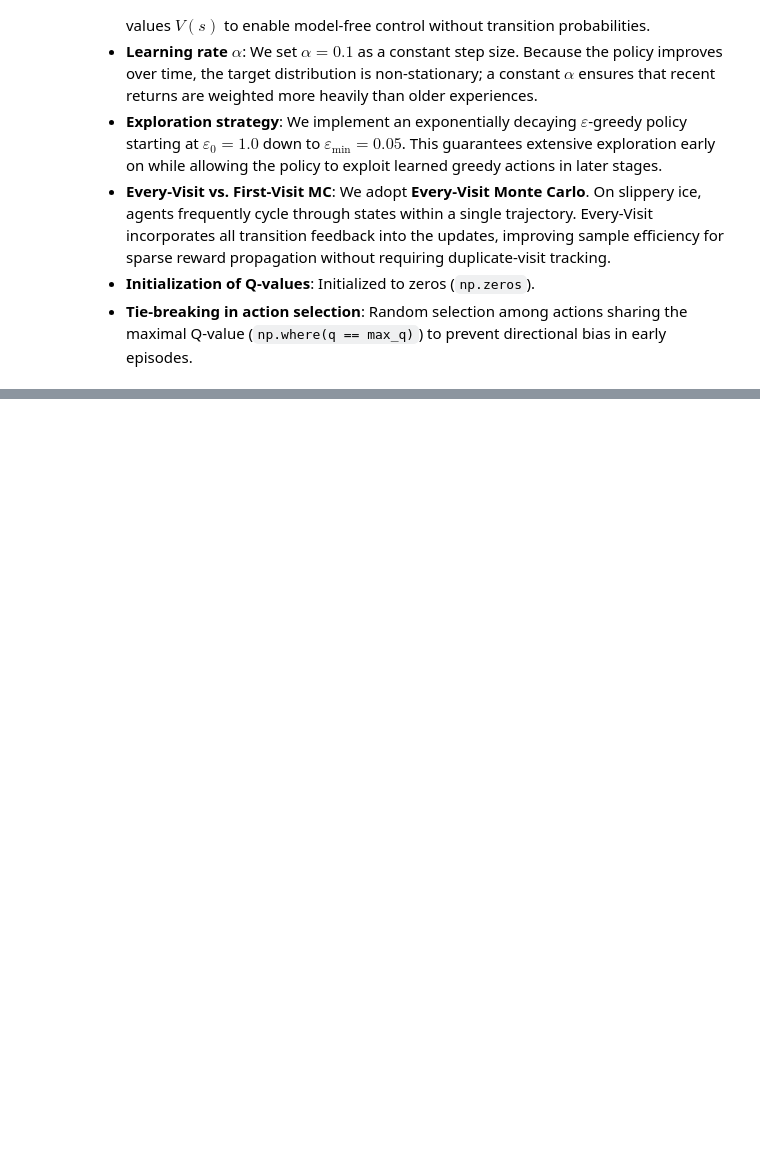
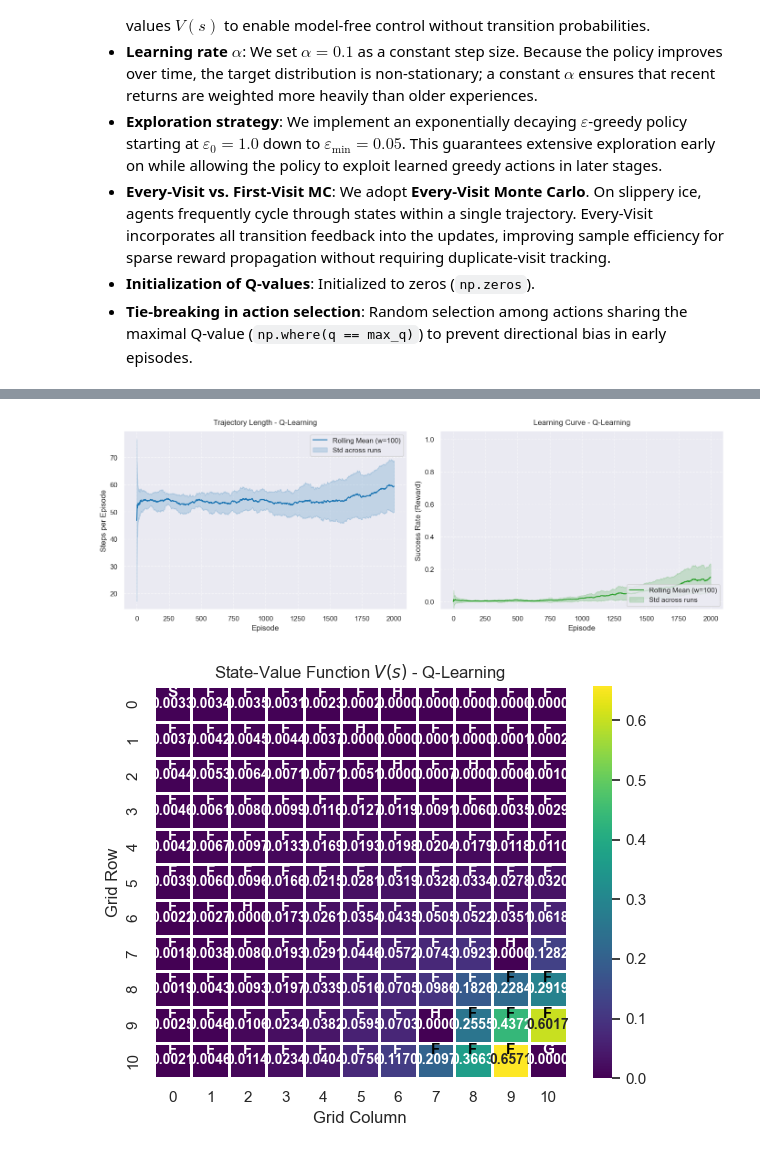
Before and after one commit to Sunkarr/ZHAW, a Jupyter notebook: Semester 7/RL/Graded Lab 1/Graded-Lab-1_jakabnat+bratsjon.ipynb, the cells around one changed output, grey strips where cells are left out. Drawn from its saved outputs; the diff is of its cells as text; code cells hidden in the pictures; blank space fills up the shorter version.

```diff
--- a/Semester 7/RL/Graded Lab 1/Graded-Lab-1_jakabnat+bratsjon.ipynb
+++ b/Semester 7/RL/Graded Lab 1/Graded-Lab-1_jakabnat+bratsjon.ipynb
@@ -563,0 +672,22 @@ plot_state_value_heatmap(
+# %%
+# Run Q-Learning with epsilon-greedy policy
+rewards_q_learning, steps_q_learning, episodes_q_learning, state_values_q_learning = run_q_learning(env, params)
+# %%
+# 1. Performance: Trajectory lengths and learning curve
+plot_performance_curves(
+    rewards=rewards_q_learning,
+    steps=steps_q_learning,
+    algorithm_name="Q-Learning",
+    window_size=100,
+)
+
+# 2. State values: 2D Heatmap
+plot_state_value_heatmap(
+    state_values=state_values_q_learning,
+    env=env,
+    params=params,
+    algorithm_name="Q-Learning",
+)
+# %% [output]
+[figure, added]
+[figure, added]
```
Also changed, not shown: parts of 14 cells of this notebook, 3 other files.
